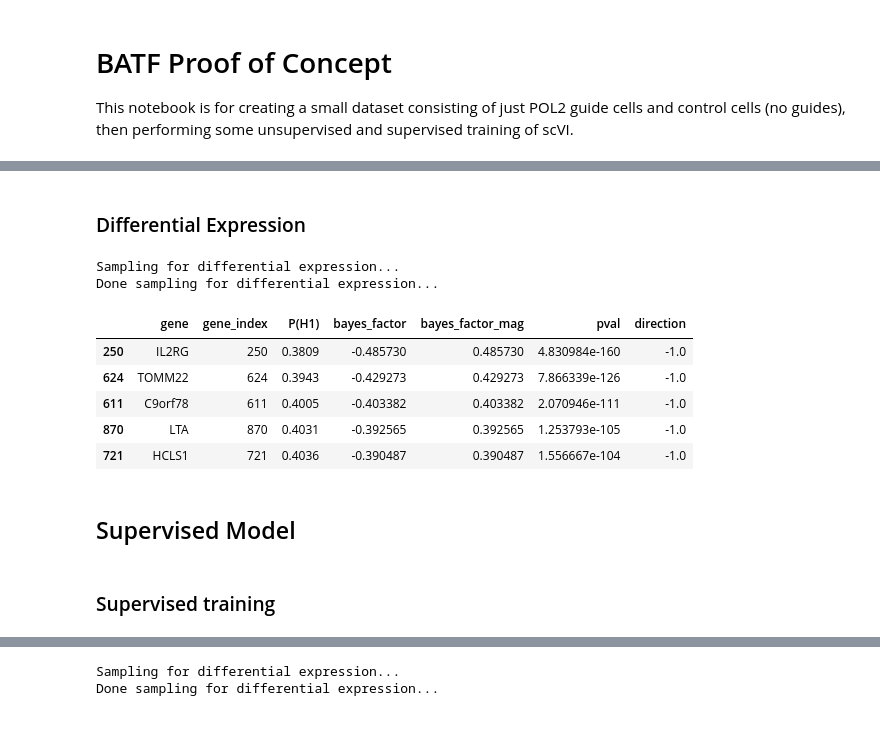
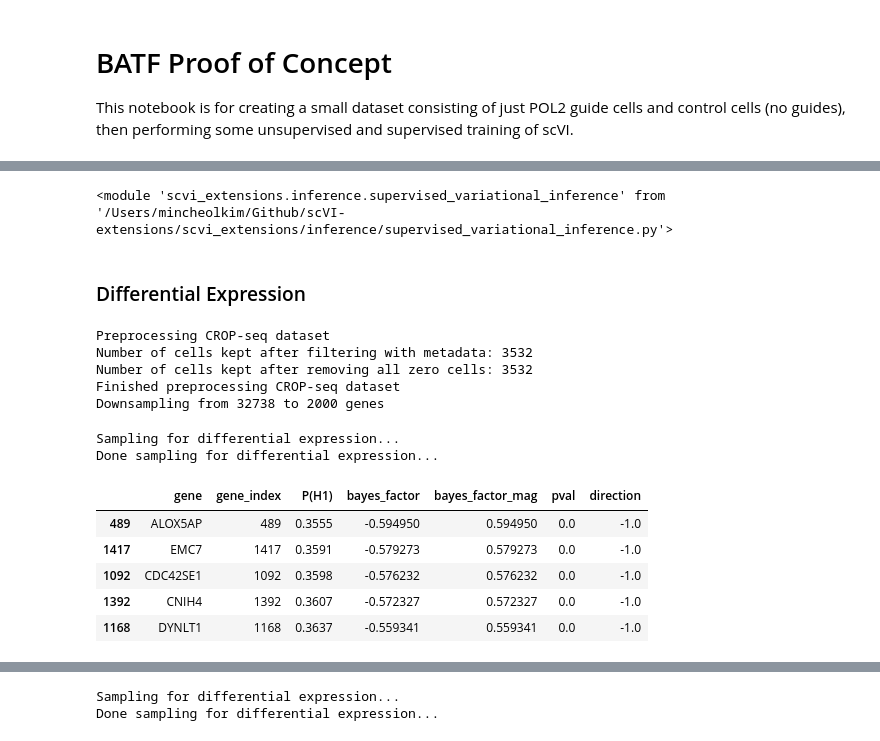
Before and after one commit to mincheoly/scVI-extensions, a Jupyter notebook: notebooks/batf_poc.ipynb, the cells around one changed output, grey strips where cells are left out. Drawn from its saved outputs; the diff is of its cells as text; code cells hidden in the pictures.

Commit message:
causal inference

```diff
--- a/notebooks/batf_poc.ipynb
+++ b/notebooks/batf_poc.ipynb
@@ -41,4 +59,0 @@ import scvi_extensions.hypothesis_testing.mean as mn
-# %%
-metadata_filename = data_path + 'nsnp20.raw.sng.km_vb1.norm.meta.txt'
-abridged_metadata_filename = data_path + 'batf_nc_metadata.txt'
-metadata = pd.read_csv(metadata_filename, sep='\t')
@@ -61,9 +65,10 @@ imp.reload(cs)
 gene_dataset = cs.CropseqDataset(
     filename=h5_filename,
     metadata_filename=abridged_metadata_filename,
-    new_n_genes=1000,
-    use_donors=True,
-    use_labels='guide',
+    new_n_genes=2000,
+    subset_genes=['IL10', 'RORC', 'SIRT1'],
+    batch='wells',
+    use_labels='gene',
     save_path='')
 # %% [output]
 Preprocessing CROP-seq dataset
@@ -163,0 +98,5 @@ plot_pair_densities(vae, infer, n_points=5000, sigma=1.5)
+# %%
+imp.reload(cv)
+imp.reload(svi)
+# %% [output]
+<module 'scvi_extensions.inference.supervised_variational_inference' from '/Users/mincheolkim/Github/scVI-extensions/scvi_extensions/inference/supervised_variational_inference.py'>
@@ -164,20 +113,34 @@ plot_pair_densities(vae, infer, n_points=5000, sigma=1.5)
 # %% [markdown]
 ### Differential Expression
+# %%
+imp.reload(cs)
+# Load the dataset for training
+de_dataset = cs.CropseqDataset(
+    filename=h5_filename,
+    metadata_filename=abridged_metadata_filename,
+    new_n_genes=2000,
+    subset_genes=['IL10', 'RORC', 'SIRT1'],
+    batch='wells',
+    use_labels='gene',
+    testing_labels='gene',
+    save_path='')
+# %% [output]
+Preprocessing CROP-seq dataset
+Number of cells kept after filtering with metadata: 3532
+Number of cells kept after removing all zero cells: 3532
+Finished preprocessing CROP-seq dataset
+Downsampling from 32738 to 2000 genes
 # %%
-de_results = mn.differential_expression(vae, de_dataset, [0, 1], 100, 10000)
+de_results = mn.differential_expression(vae, de_dataset, [0, 1, 2, 3], 100)
 # %% [output]
 Sampling for differential expression...
 Done sampling for differential expression...
 # %%
-de_results[0][1].head(5)
+de_results[1][0][3].head(5)
 # %% [output]
 |  | gene | gene_index | P(H1) | bayes_factor | bayes_factor_mag | pval | direction |
-| 250 | IL2RG | 250 | 0.3809 | -0.485730 | 0.485730 | 4.830984e-160 | -1.0 |
-| 624 | TOMM22 | 624 | 0.3943 | -0.429273 | 0.429273 | 7.866339e-126 | -1.0 |
-| 611 | C9orf78 | 611 | 0.4005 | -0.403382 | 0.403382 | 2.070946e-111 | -1.0 |
-| 870 | LTA | 870 | 0.4031 | -0.392565 | 0.392565 | 1.253793e-105 | -1.0 |
-| 721 | HCLS1 | 721 | 0.4036 | -0.390487 | 0.390487 | 1.556667e-104 | -1.0 |
+| 489 | ALOX5AP | 489 | 0.3555 | -0.594950 | 0.594950 | 0.0 | -1.0 |
+| 1417 | EMC7 | 1417 | 0.3591 | -0.579273 | 0.579273 | 0.0 | -1.0 |
+| 1092 | CDC42SE1 | 1092 | 0.3598 | -0.576232 | 0.576232 | 0.0 | -1.0 |
+| 1392 | CNIH4 | 1392 | 0.3607 | -0.572327 | 0.572327 | 0.0 | -1.0 |
+| 1168 | DYNLT1 | 1168 | 0.3637 | -0.559341 | 0.559341 | 0.0 | -1.0 |
-# %% [markdown]
-## Supervised Model
-# %% [markdown]
-### Supervised training
```
Also changed, not shown: parts of 39 cells of this notebook, 10 other files.
